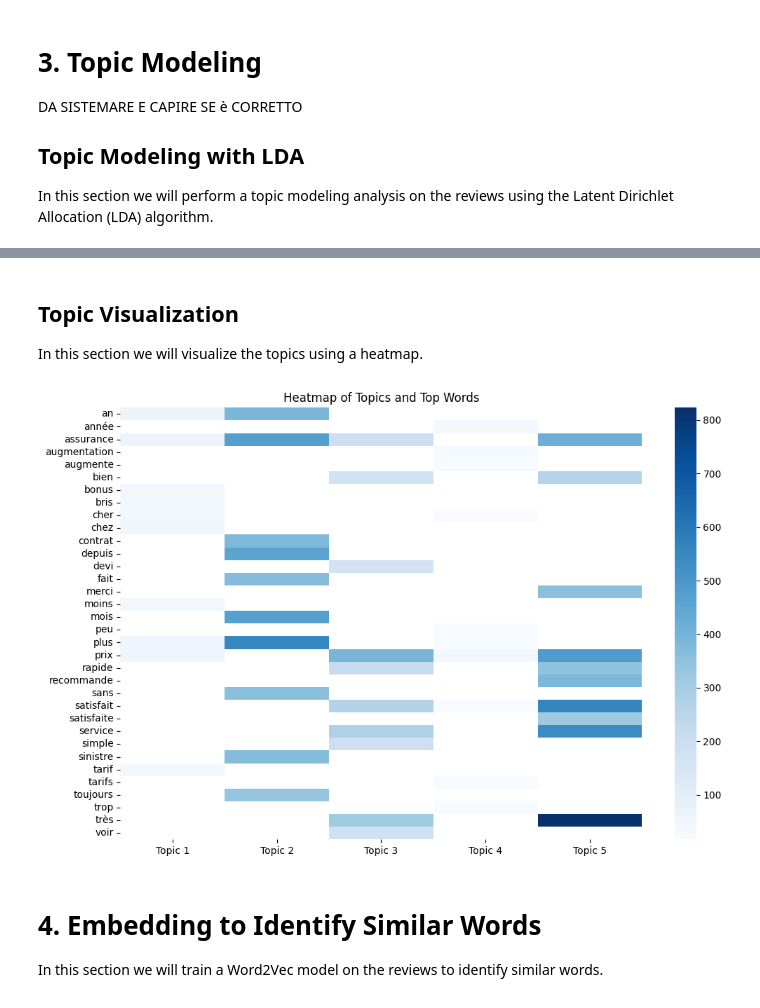
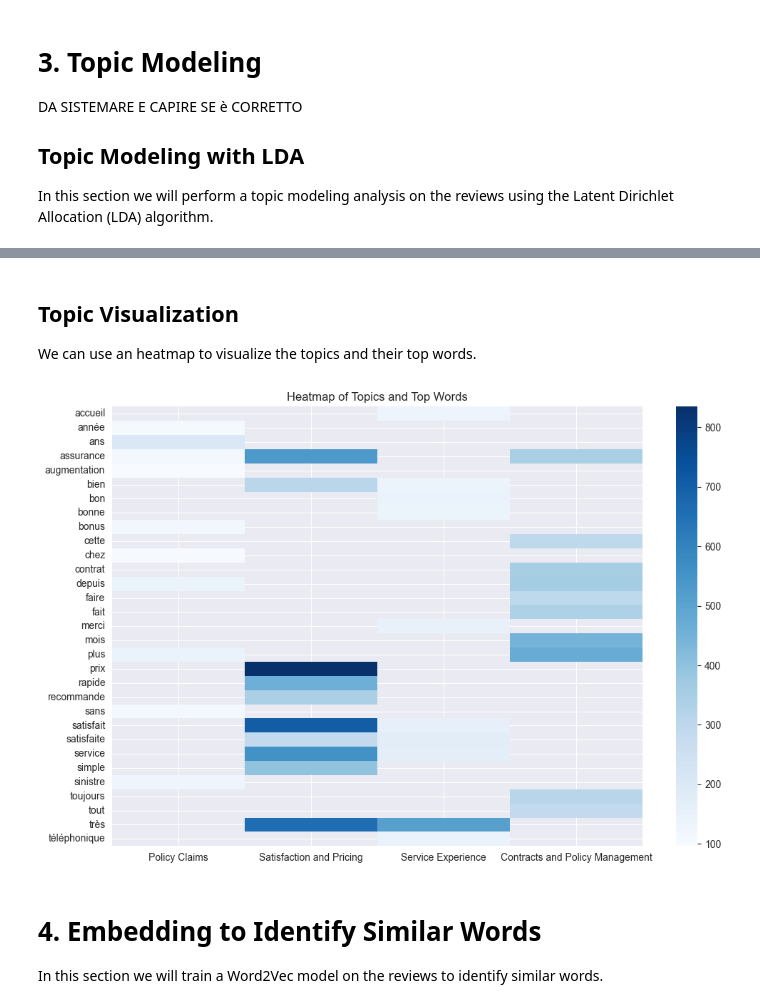
Before and after one commit to MarcoRiva6/ML4NLP-project2, a Jupyter notebook: model_development.ipynb, the cells around one changed output, grey strips where cells are left out. Saved outputs shown, nothing was run; the diff lists cells and outputs as text; code cells hidden in the pictures.

Commit message:
fixed model topic: 5->4 and correctly annotated the dataset

```diff
--- a/model_development.ipynb
+++ b/model_development.ipynb
@@ -486,7 +486,7 @@ DA SISTEMARE E CAPIRE SE è CORRETTO
 
 In this section we will perform a topic modeling analysis on the reviews using the Latent Dirichlet Allocation (LDA) algorithm.
 # %%
-num_topics = 5
+num_topics = 4
 
 # Vectorize the text using TF-IDF
 vectorizer = TfidfVectorizer(max_df=0.9, min_df=2)  # Adjust for French stopwords
@@ -513,9 +513,5 @@ topics = display_topics(lda, terms, no_top_words=10)
 print("Topics and their top words:")
 for topic, words in topics.items():
     print(f"{topic}: {', '.join(words)}")
-
-# Assign the most probable topic to each document
-document_topics = lda.transform(tfidf_matrix)
-df['topic'] = document_topics.argmax(axis=1) + 1  # Topic numbers start at 1
 # %% [output]
 Topics and their top words:
@@ -527,22 +555,23 @@ Topic 5: plus, assurance, contrat, mois, depuis, sans, chez, ans, fait, tout
 # %% [markdown]
 ## Topic Visualization
 
-In this section we will visualize the topics using a heatmap.
+We can use an heatmap to visualize the topics and their top words.
 # %%
 import seaborn as sns
+import matplotlib.pyplot as plt
 
 # Create a dataframe for heatmap
 import pandas as pd
-heatmap_data = pd.DataFrame(lda.components_, index=[f"Topic {i + 1}" for i in range(num_topics)], columns=terms)
+heatmap_data = pd.DataFrame(lda.components_, index=[f"{topic_labels[i+1]}" for i in range(num_topics)], columns=terms)
 top_terms_per_topic = heatmap_data.apply(lambda x: x.nlargest(10), axis=1)  # Top 10 terms per topic
 
 # Heatmap
 plt.figure(figsize=(12, 8))
 sns.heatmap(top_terms_per_topic.T, annot=False, cmap='Blues')
 plt.title("Heatmap of Topics and Top Words")
 plt.show()
 # %% [output]
-[figure, old version]
+[figure, new version]
 # %% [markdown]
 # 4. Embedding to Identify Similar Words
 
```
Also changed, not shown: parts of 4 cells of this notebook, 1 other file.
